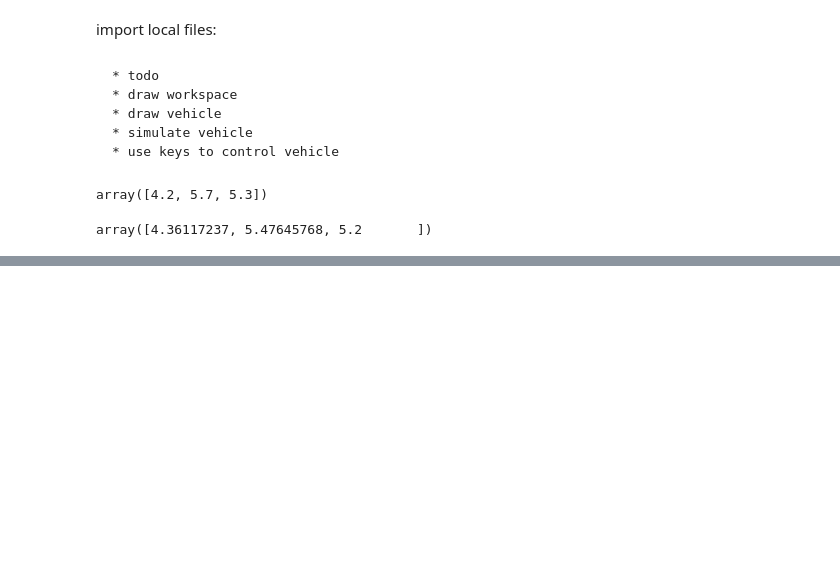
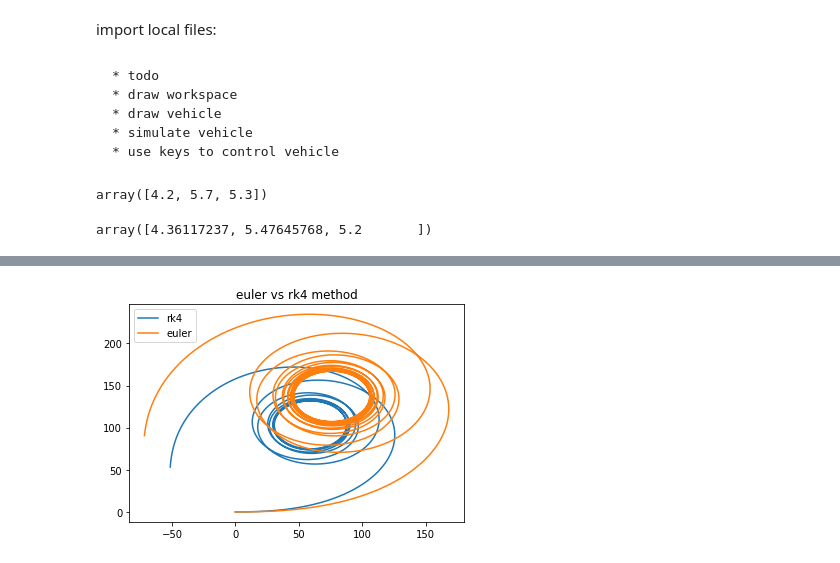
Before and after one commit to Alxkory/PMD_Project_group2, a Jupyter notebook: Testing notebook.ipynb, the cells around one changed output, grey strips where cells are left out. Drawn from its saved outputs; the diff is of its cells as text; code cells hidden in the pictures; blank space fills up the shorter version.

Commit message:
added vehicle kinematics test to notebook.

```diff
--- a/Testing notebook.ipynb
+++ b/Testing notebook.ipynb
@@ -110,0 +142,38 @@ plt.plot(timearray,outputarrayy)
+# %%
+car = KinematicBicycleModel()
+dt = bicyclemodel.dt
+
+abstime = 0
+endtime = 300
+
+output_euler = []
+
+while True:
+
+
+
+    if abstime < 30:
+        throttle = 0.5
+    else:
+        throttle = 0
+    steering = np.sin(abstime*0.01)*0.1
+    output_euler.append([car.x,car.y,car.yaw,car.v,throttle,steering,abstime])
+
+
+
+    car.update(throttle,steering,method="euler")
+
+    abstime = abstime + dt
+    if abstime > endtime:
+        break
+
+
+output_euler = np.asarray(output_euler)
+# %%
+plt.plot(output_rk4[:,0],output_rk4[:,1],label='rk4')
+plt.plot(output_euler[:,0],output_euler[:,1],label='euler')
+plt.title('euler vs rk4 method')
+plt.legend()
+plt.show()
+# %% [output]
+[figure, added]
```
Also changed, not shown: parts of 3 cells of this notebook, 1 other file.
